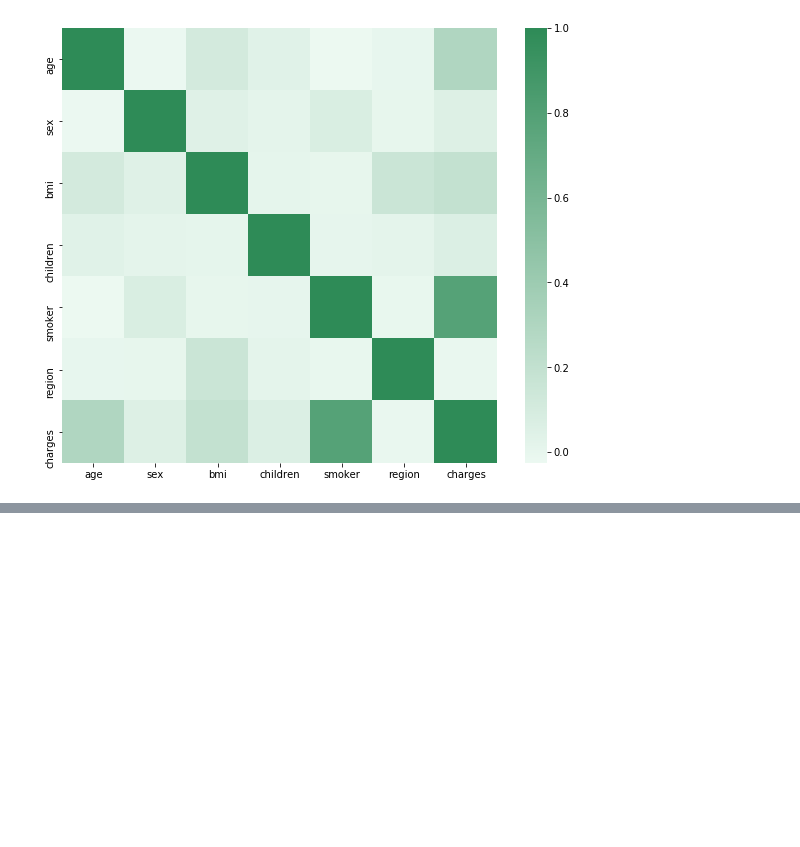
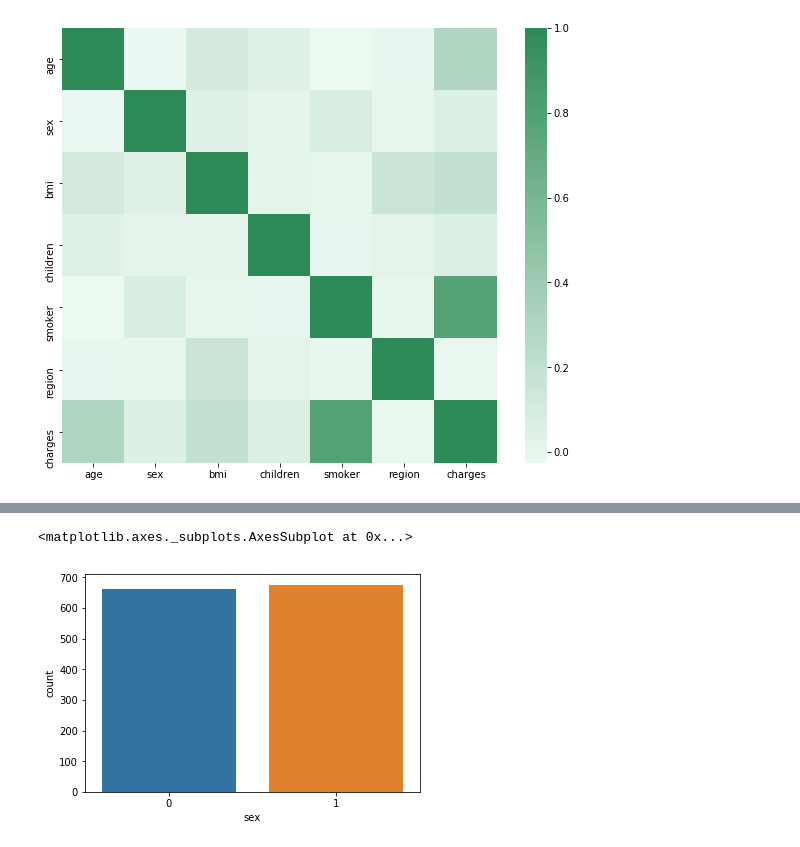
Before and after one commit to zaneddennis/RDS-Project, a Jupyter notebook: Data Exploration.ipynb, the cells around one changed output, grey strips where cells are left out. Cells and saved outputs as stored; diff of their text form; code cells hidden in the pictures; blank space fills up the shorter version.

```diff
--- a/Data Exploration.ipynb
+++ b/Data Exploration.ipynb
@@ -112,0 +124,5 @@ sns.heatmap(corr, mask=np.zeros_like(corr, dtype=np.bool), cmap=sns.light_palett
+# %%
+sns.countplot(df.sex)
+# %% [output]
+<matplotlib.axes._subplots.AxesSubplot at 0x...>
+[figure, added]
```
Also changed, not shown: parts of 7 cells of this notebook.
